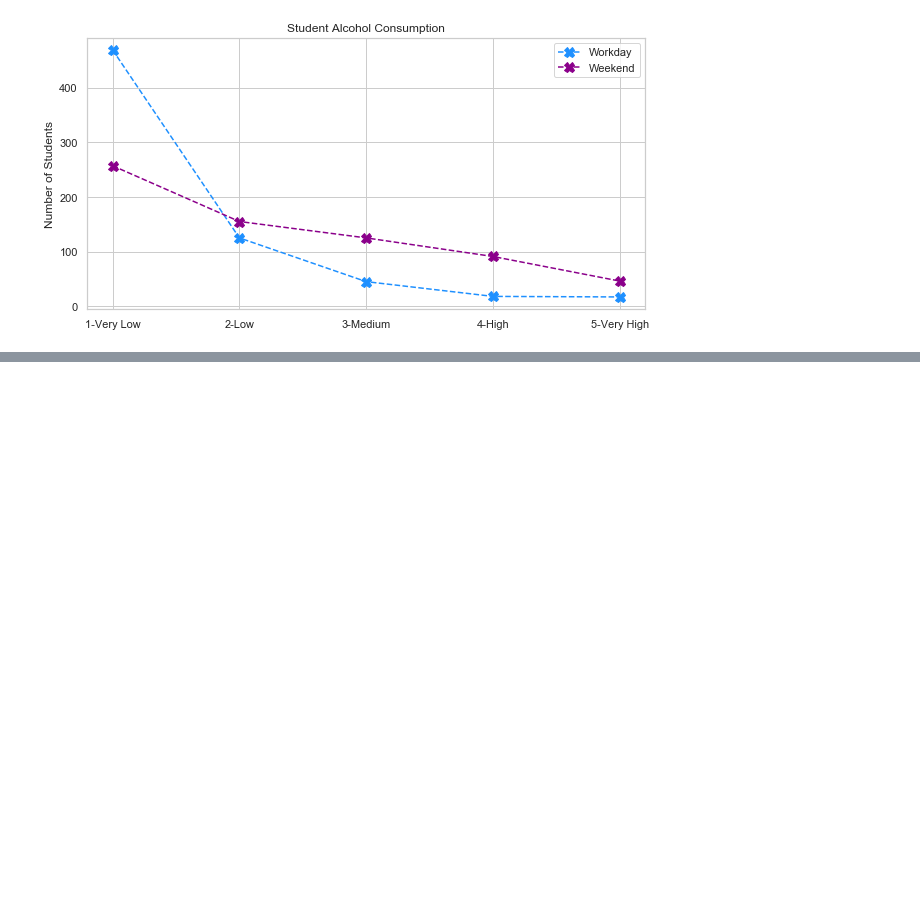
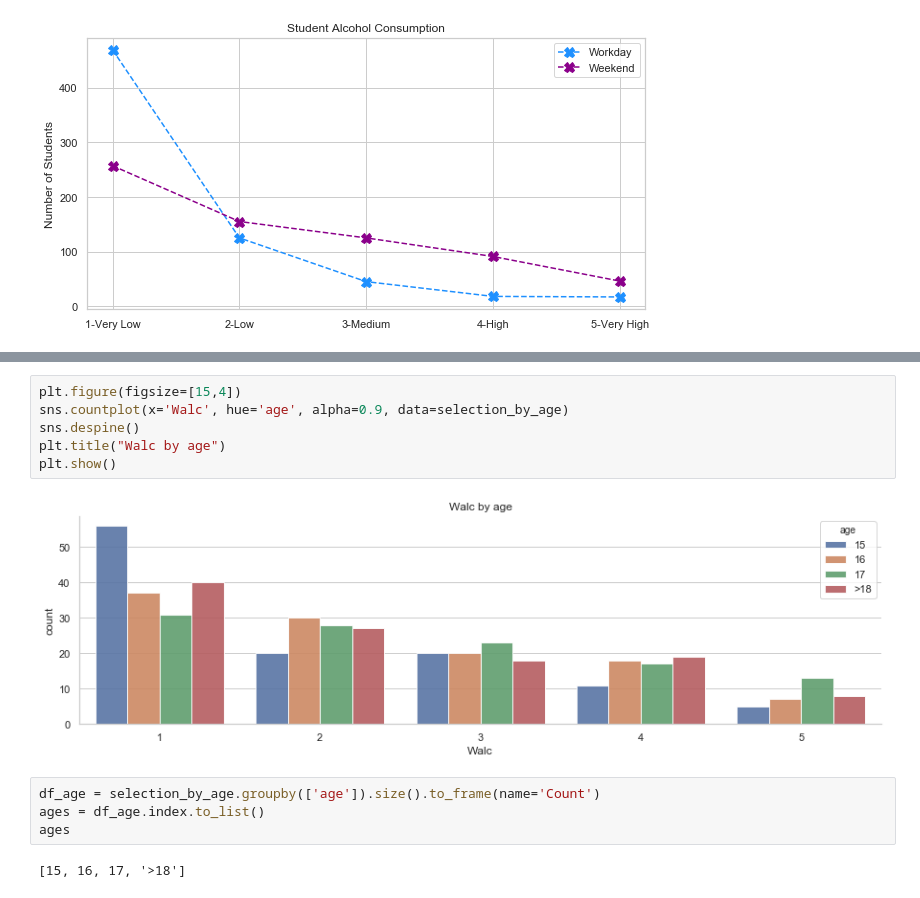
Before and after one commit to finesun16/netology_pyda_13_hw, a Jupyter notebook: diplom.ipynb, the cells around one changed output, grey strips where cells are left out. Saved outputs shown, nothing was run; the diff lists cells and outputs as text; blank space fills up the shorter version.

```diff
--- a/diplom.ipynb
+++ b/diplom.ipynb
@@ -443,0 +466,14 @@ plt.show()
+# %%
+plt.figure(figsize=[15,4])
+sns.countplot(x='Walc', hue='age', alpha=0.9, data=selection_by_age)
+sns.despine()
+plt.title("Walc by age")
+plt.show()
+# %% [output]
+[figure, added]
+# %%
+df_age = selection_by_age.groupby(['age']).size().to_frame(name='Count')
+ages = df_age.index.to_list()
+ages
+# %% [output]
+[15, 16, 17, '>18']
```
Also changed, not shown: parts of 77 cells of this notebook.
